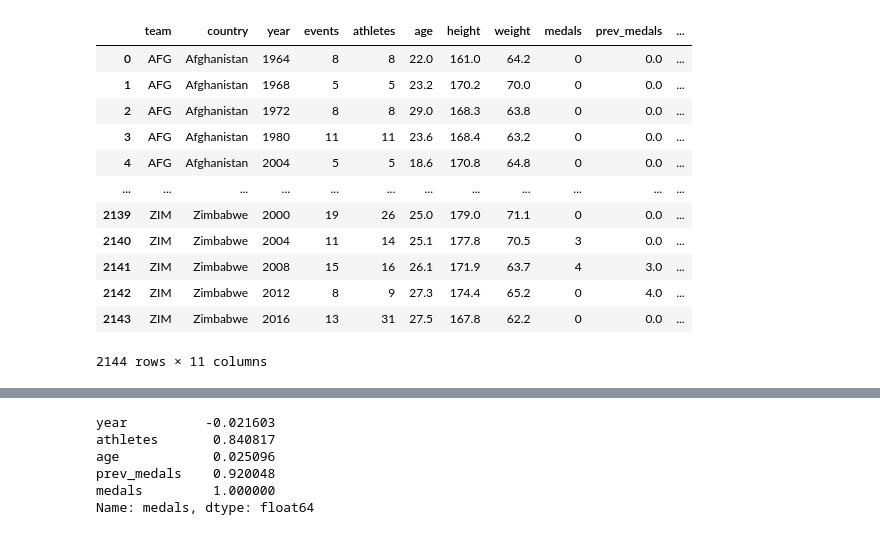
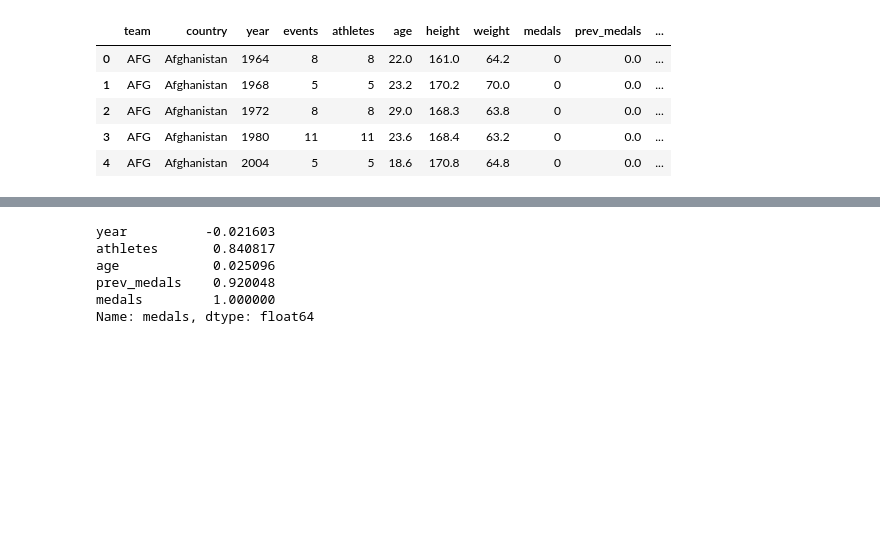
Before and after one commit to AyonChatterjee/ML-Projects-, a Jupyter notebook: OlympicsPredictions.ipynb, the cells around one changed output, grey strips where cells are left out. Cells and saved outputs as stored; diff of their text form; code cells hidden in the pictures; blank space fills up the shorter version.

```diff
--- a/OlympicsPredictions.ipynb
+++ b/OlympicsPredictions.ipynb
@@ -3,22 +3,15 @@
 # %%
 import pandas as pd
 teams = pd.read_csv("teams.csv")
 
-teams
+teams.head()
 # %% [output]
 |  | team | country | year | events | athletes | age | height | weight | medals | prev_medals | ... |
 | 0 | AFG | Afghanistan | 1964 | 8 | 8 | 22.0 | 161.0 | 64.2 | 0 | 0.0 | ... |
 | 1 | AFG | Afghanistan | 1968 | 5 | 5 | 23.2 | 170.2 | 70.0 | 0 | 0.0 | ... |
 | 2 | AFG | Afghanistan | 1972 | 8 | 8 | 29.0 | 168.3 | 63.8 | 0 | 0.0 | ... |
 | 3 | AFG | Afghanistan | 1980 | 11 | 11 | 23.6 | 168.4 | 63.2 | 0 | 0.0 | ... |
 | 4 | AFG | Afghanistan | 2004 | 5 | 5 | 18.6 | 170.8 | 64.8 | 0 | 0.0 | ... |
-| ... | ... | ... | ... | ... | ... | ... | ... | ... | ... | ... | ... |
-| 2139 | ZIM | Zimbabwe | 2000 | 19 | 26 | 25.0 | 179.0 | 71.1 | 0 | 0.0 | ... |
-| 2140 | ZIM | Zimbabwe | 2004 | 11 | 14 | 25.1 | 177.8 | 70.5 | 3 | 0.0 | ... |
-| 2141 | ZIM | Zimbabwe | 2008 | 15 | 16 | 26.1 | 171.9 | 63.7 | 4 | 3.0 | ... |
-| 2142 | ZIM | Zimbabwe | 2012 | 8 | 9 | 27.3 | 174.4 | 65.2 | 0 | 4.0 | ... |
-| 2143 | ZIM | Zimbabwe | 2016 | 13 | 31 | 27.5 | 167.8 | 62.2 | 0 | 0.0 | ... |
-2144 rows × 11 columns
 # %%
 teams  = teams[["team" , "country" , "year" , "athletes" , "age" , "prev_medals" , "medals"]]
 
```
Also changed, not shown: parts of 14 cells of this notebook.
